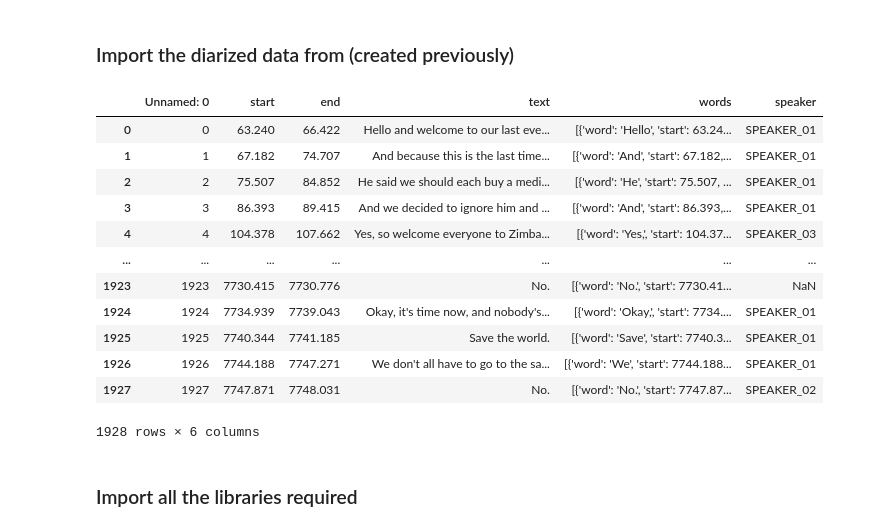
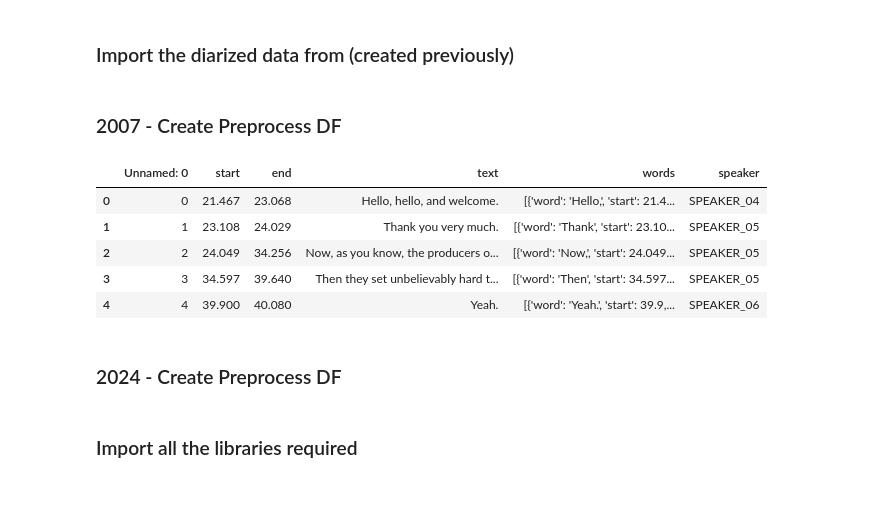
Before and after one commit to j-lepard/TopGear-LDA, a Jupyter notebook: TopGear_v3_prod.ipynb, the cells around one changed output. Cells and saved outputs as stored; diff of their text form; code cells hidden in the pictures; blank space fills up the shorter version.

```diff
--- a/TopGear_v3_prod.ipynb
+++ b/TopGear_v3_prod.ipynb
@@ -245,23 +249,29 @@ import json
 diarized_df = pd.read_csv('./data/04.diarzed_output_no_names_2024.csv')
+# %% [markdown]
+### 2007 - Create Preprocess DF
+# %%
+### 2007
+
+preprocessed_df_2007 = diarized_df_2007.copy()
+# Preprocessing steps for LDA analysis
+
+preprocessed_df_2007.head()
+# %% [output]
+|  | Unnamed: 0 | start | end | text | words | speaker |
+| 0 | 0 | 21.467 | 23.068 | Hello, hello, and welcome. | [{'word': 'Hello,', 'start': 21.4... | SPEAKER_04 |
+| 1 | 1 | 23.108 | 24.029 | Thank you very much. | [{'word': 'Thank', 'start': 23.10... | SPEAKER_05 |
+| 2 | 2 | 24.049 | 34.256 | Now, as you know, the producers o... | [{'word': 'Now,', 'start': 24.049... | SPEAKER_05 |
+| 3 | 3 | 34.597 | 39.640 | Then they set unbelievably hard t... | [{'word': 'Then', 'start': 34.597... | SPEAKER_05 |
+| 4 | 4 | 39.900 | 40.080 | Yeah. | [{'word': 'Yeah.', 'start': 39.9,... | SPEAKER_06 |
+# %% [markdown]
+### 2024 - Create Preprocess DF
 # %%
-preprocessed_df = diarized_df.copy()
+
+
+preprocessed_df_2024 = diarized_df.copy()
 # Preprocessing steps for LDA analysis
 
-preprocessed_df
+preprocessed_df_2024
-# %% [output]
-|  | Unnamed: 0 | start | end | text | words | speaker |
-| 0 | 0 | 63.240 | 66.422 | Hello and welcome to our last eve... | [{'word': 'Hello', 'start': 63.24... | SPEAKER_01 |
-| 1 | 1 | 67.182 | 74.707 | And because this is the last time... | [{'word': 'And', 'start': 67.182,... | SPEAKER_01 |
-| 2 | 2 | 75.507 | 84.852 | He said we should each buy a medi... | [{'word': 'He', 'start': 75.507, ... | SPEAKER_01 |
-| 3 | 3 | 86.393 | 89.415 | And we decided to ignore him and ... | [{'word': 'And', 'start': 86.393,... | SPEAKER_01 |
-| 4 | 4 | 104.378 | 107.662 | Yes, so welcome everyone to Zimba... | [{'word': 'Yes,', 'start': 104.37... | SPEAKER_03 |
-| ... | ... | ... | ... | ... | ... | ... |
-| 1923 | 1923 | 7730.415 | 7730.776 | No. | [{'word': 'No.', 'start': 7730.41... | NaN |
-| 1924 | 1924 | 7734.939 | 7739.043 | Okay, it's time now, and nobody's... | [{'word': 'Okay,', 'start': 7734.... | SPEAKER_01 |
-| 1925 | 1925 | 7740.344 | 7741.185 | Save the world. | [{'word': 'Save', 'start': 7740.3... | SPEAKER_01 |
-| 1926 | 1926 | 7744.188 | 7747.271 | We don't all have to go to the sa... | [{'word': 'We', 'start': 7744.188... | SPEAKER_01 |
-| 1927 | 1927 | 7747.871 | 7748.031 | No. | [{'word': 'No.', 'start': 7747.87... | SPEAKER_02 |
-1928 rows × 6 columns
 # %% [markdown]
 ### Import all the libraries required
 # %%
```
Also changed, not shown: parts of 25 cells of this notebook, 9 other files.
